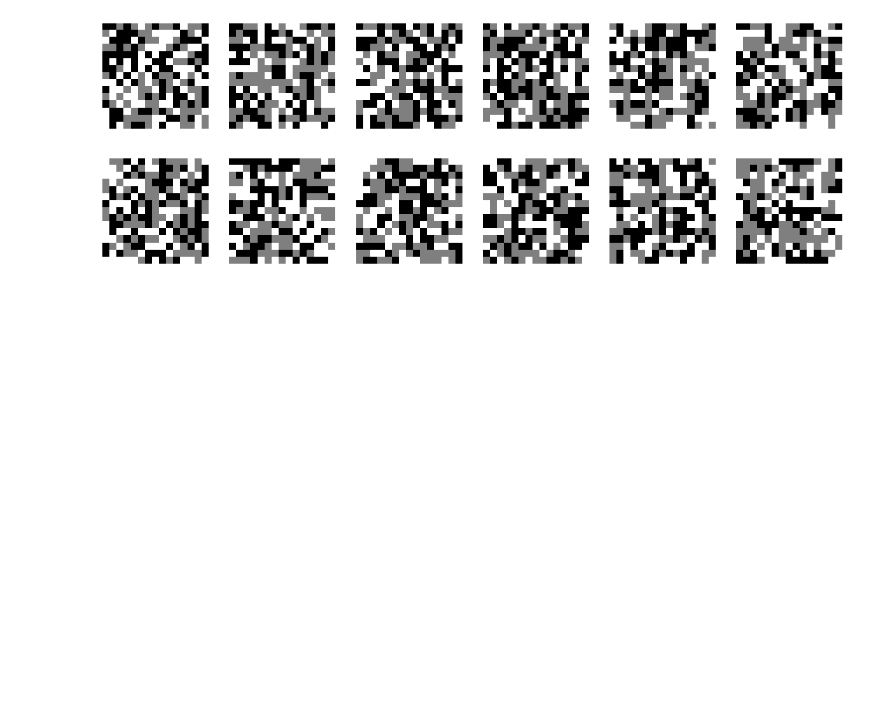
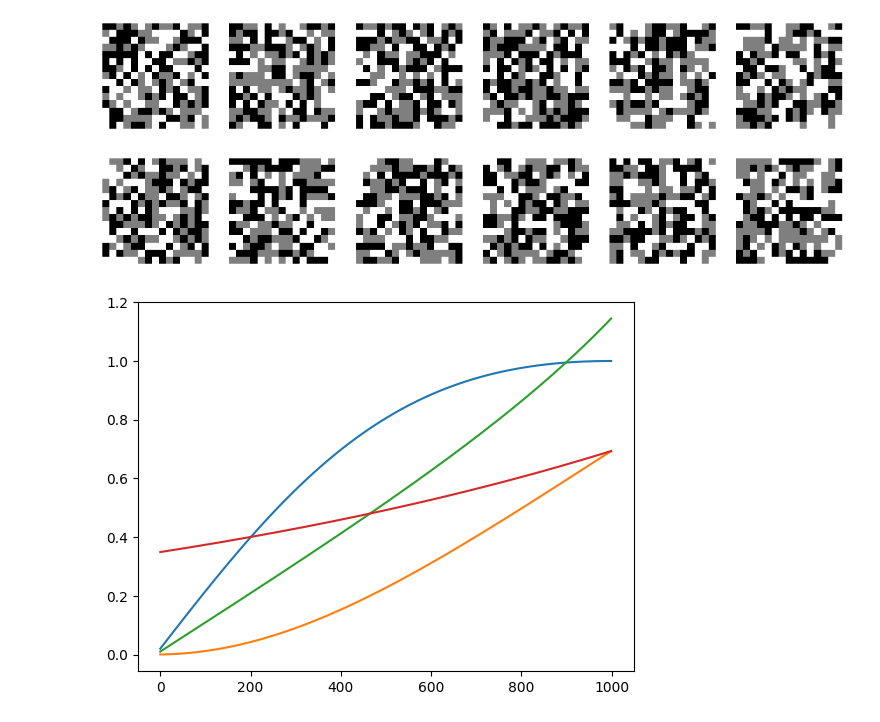
Before and after one commit to paulffm/Continuous-Time-Diffusion-Models-for-Discrete-Data, a Jupyter notebook: ContTimeDiscreteSpace/TAUnSDDM/maze_workaround.ipynb, the cells around one changed output. Drawn from its saved outputs; the diff is of its cells as text; code cells hidden in the pictures; blank space fills up the shorter version.

```diff
--- a/ContTimeDiscreteSpace/TAUnSDDM/maze_workaround.ipynb
+++ b/ContTimeDiscreteSpace/TAUnSDDM/maze_workaround.ipynb
@@ -305,3 +303,19 @@ for minibatch in mnist_dataset:
     noise_x = torch.randint(low=0, high=S, size=(B, D), device=device)
     show_images(noise_x.view(B, C, H, W) * 127.5, n=9)
     break
+# %%
+# int log(t**2 + 1)
+t = np.linspace(0.01, 1, 1000)
+f = 2 * t / (t**2 + 1)
+f_int = np.log(t**2 + 1)
+f_cos = np.sin(t) / np.sqrt(np.cos(t))
+a = 5
+b = 5
+f_log = a * np.log(b) * b**t
+plt.plot(f, label='log sqr')
+plt.plot(f_int, label='int log sqr')
+plt.plot(f_cos, label='cos')
+plt.plot(f_log, label='log')
+plt.show()
+# %% [output]
+[figure, added]
```
Also changed, not shown: parts of 2 cells of this notebook, 6 other files.
